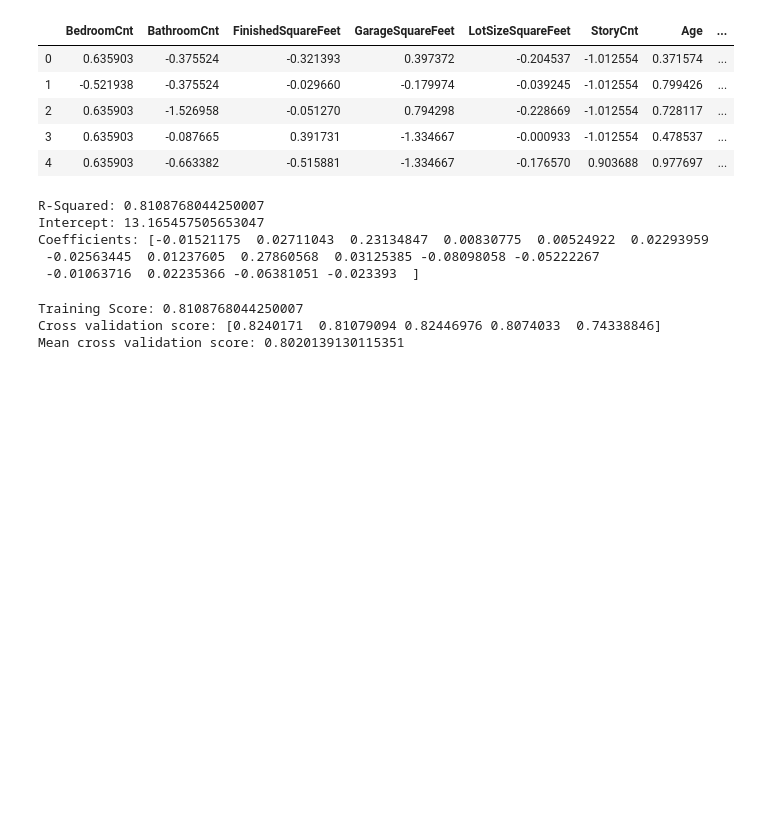
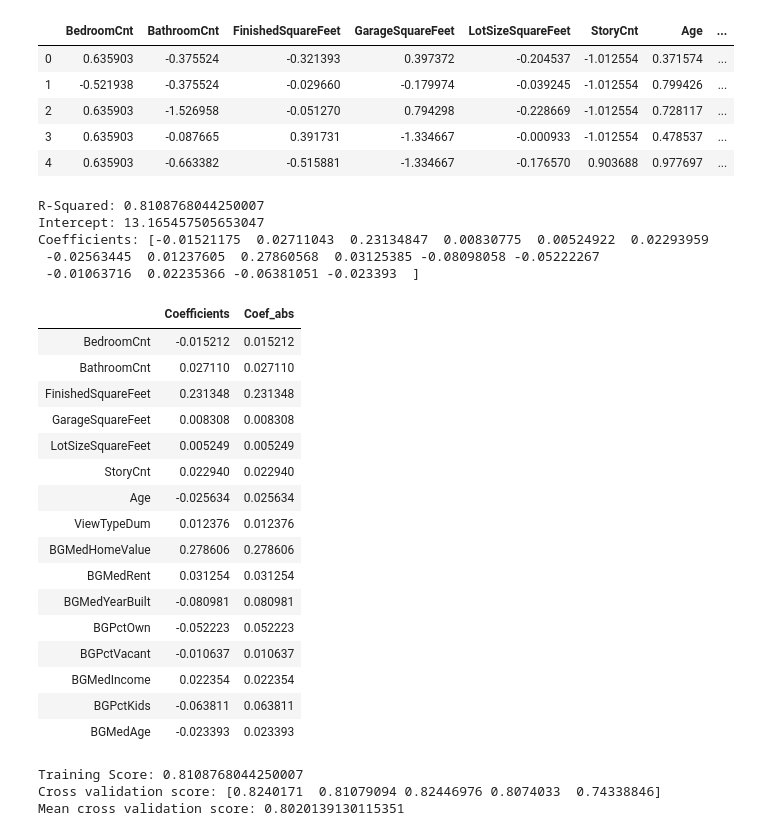
Before and after one commit to jaeyong1123/Zillow, a Jupyter notebook: Zillow_Jaeyong_Yoo.ipynb, the cells around one changed output. Cells and saved outputs as stored; diff of their text form; code cells hidden in the pictures; blank space fills up the shorter version.

```diff
--- a/Zillow_Jaeyong_Yoo.ipynb
+++ b/Zillow_Jaeyong_Yoo.ipynb
@@ -716,7 +723,26 @@ Coefficients: [-0.01521175  0.02711043  0.23134847  0.00830775  0.00524922  0.02
 # %%
 # collect the coefficients
 train_ols_coef = pd.DataFrame(ols.coef_, index=X_train.columns, columns=['Coefficients'])
 train_ols_coef['Coef_abs'] = train_ols_coef.Coefficients.abs()
+train_ols_coef
+# %% [output]
+|  | Coefficients | Coef_abs |
+| BedroomCnt | -0.015212 | 0.015212 |
+| BathroomCnt | 0.027110 | 0.027110 |
+| FinishedSquareFeet | 0.231348 | 0.231348 |
+| GarageSquareFeet | 0.008308 | 0.008308 |
+| LotSizeSquareFeet | 0.005249 | 0.005249 |
+| StoryCnt | 0.022940 | 0.022940 |
+| Age | -0.025634 | 0.025634 |
+| ViewTypeDum | 0.012376 | 0.012376 |
+| BGMedHomeValue | 0.278606 | 0.278606 |
+| BGMedRent | 0.031254 | 0.031254 |
+| BGMedYearBuilt | -0.080981 | 0.080981 |
+| BGPctOwn | -0.052223 | 0.052223 |
+| BGPctVacant | -0.010637 | 0.010637 |
+| BGMedIncome | 0.022354 | 0.022354 |
+| BGPctKids | -0.063811 | 0.063811 |
+| BGMedAge | -0.023393 | 0.023393 |
 # %%
 ols.fit(X_train, y_train)
 predictions_train = ols.predict(X_train)
```
Also changed, not shown: parts of 11 cells of this notebook.
